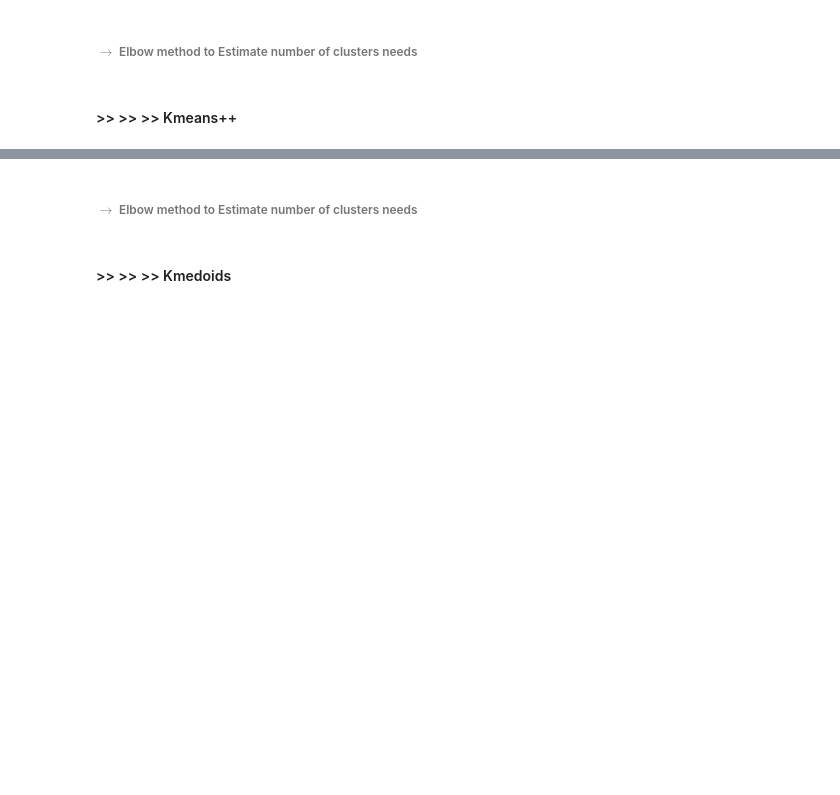
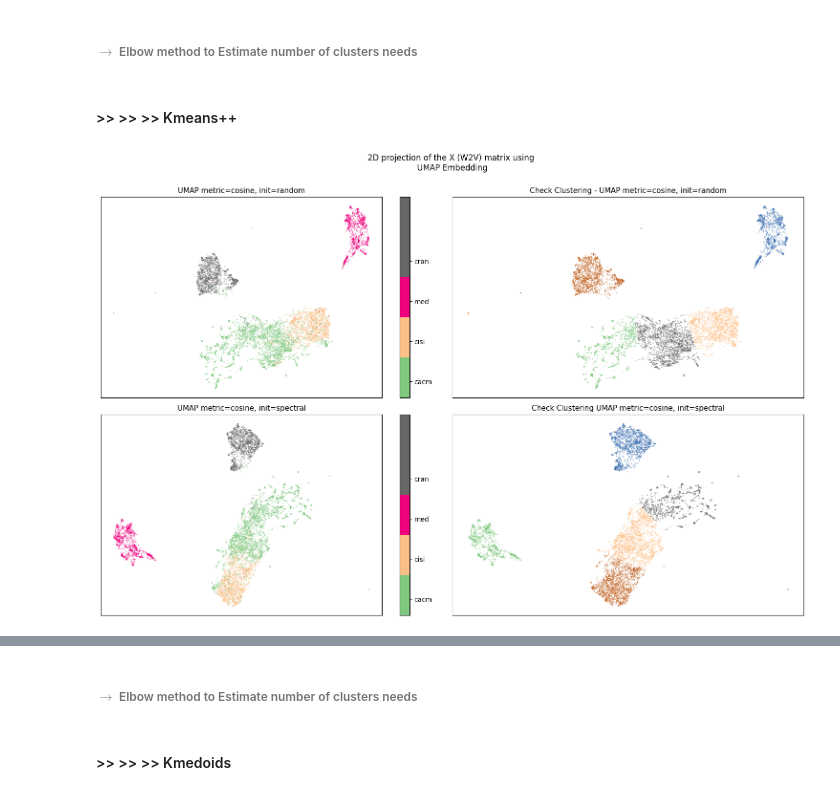
Before and after one commit to goamegah/Document-Clustering, a Jupyter notebook: dsa/PyNotebooks/dsa_classic4.ipynb, the cells around one changed output, grey strips where cells are left out. Cells and saved outputs as stored; diff of their text form; code cells hidden in the pictures; blank space fills up the shorter version.

```diff
--- a/dsa/PyNotebooks/dsa_classic4.ipynb
+++ b/dsa/PyNotebooks/dsa_classic4.ipynb
@@ -2050,28 +2217,30 @@ umap_methods = [
 # %%
 fig, axs = plt.subplots(nrows=2, ncols=2, figsize=(15, 10))
 fig.suptitle("2D projection of the X (W2V) matrix using \n UMAP Embedding \n", size=12)
 
 for ax, method in zip(axs.flat, umap_methods):
     tag, name, X_red, cmap = method
     scatter = ax.scatter(
         x=X_red[:, 0],
         y=X_red[:, 1],
         c=cmap,
         cmap='Accent',
         s=0.1
     )
 
     plt.setp(ax, xticks=[], yticks=[])
 
     # no need color bar caused we performed unsupervised clustering
     # Let's kmeans discover cluster. So no need color bar when view clusters
     if tag not in ['c1', 'c2']:
         cbar = fig.colorbar(scatter, ax=ax, boundaries=np.arange(6)-0.4)
-        cbar.set_ticks(np.arange(5))
+        cbar.set_ticks(np.arange(len(classes)))
         cbar.set_ticklabels(classes, size=10)
     ax.set_title(name, size=11)
-save_fig("bbc_W2V_ORIGNINAL_VS_KMEANS_CULSTERING_UMAP_2Dplot")
+save_fig("classic4_W2V_ORIGNINAL_VS_KMEANS_CULSTERING_UMAP_2Dplot")
 plt.show()
+# %% [output]
+[figure, added]
 # %%
 # random reducted
 fit_and_evaluate_red(
```
Also changed, not shown: parts of 44 cells of this notebook, 8 other files.
